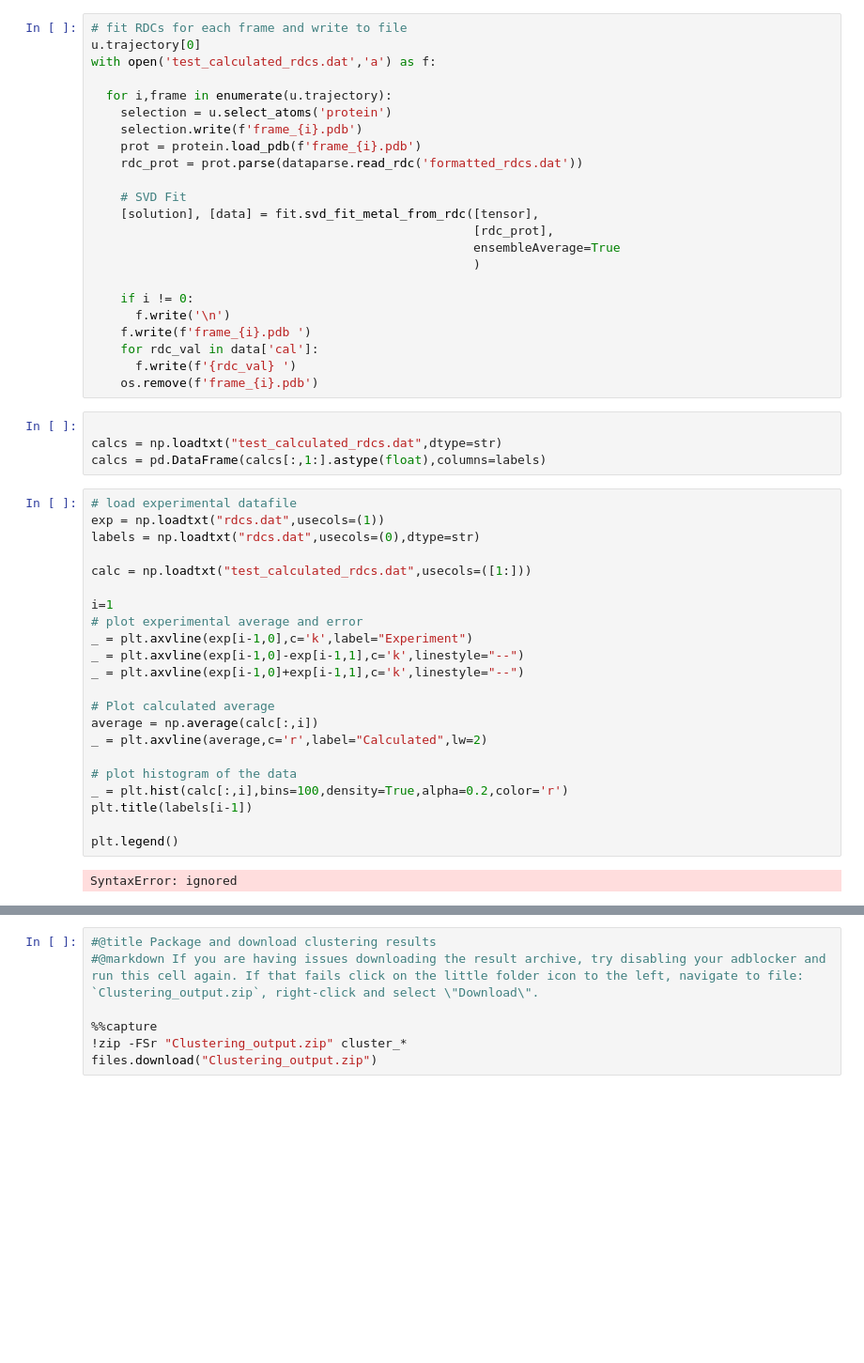
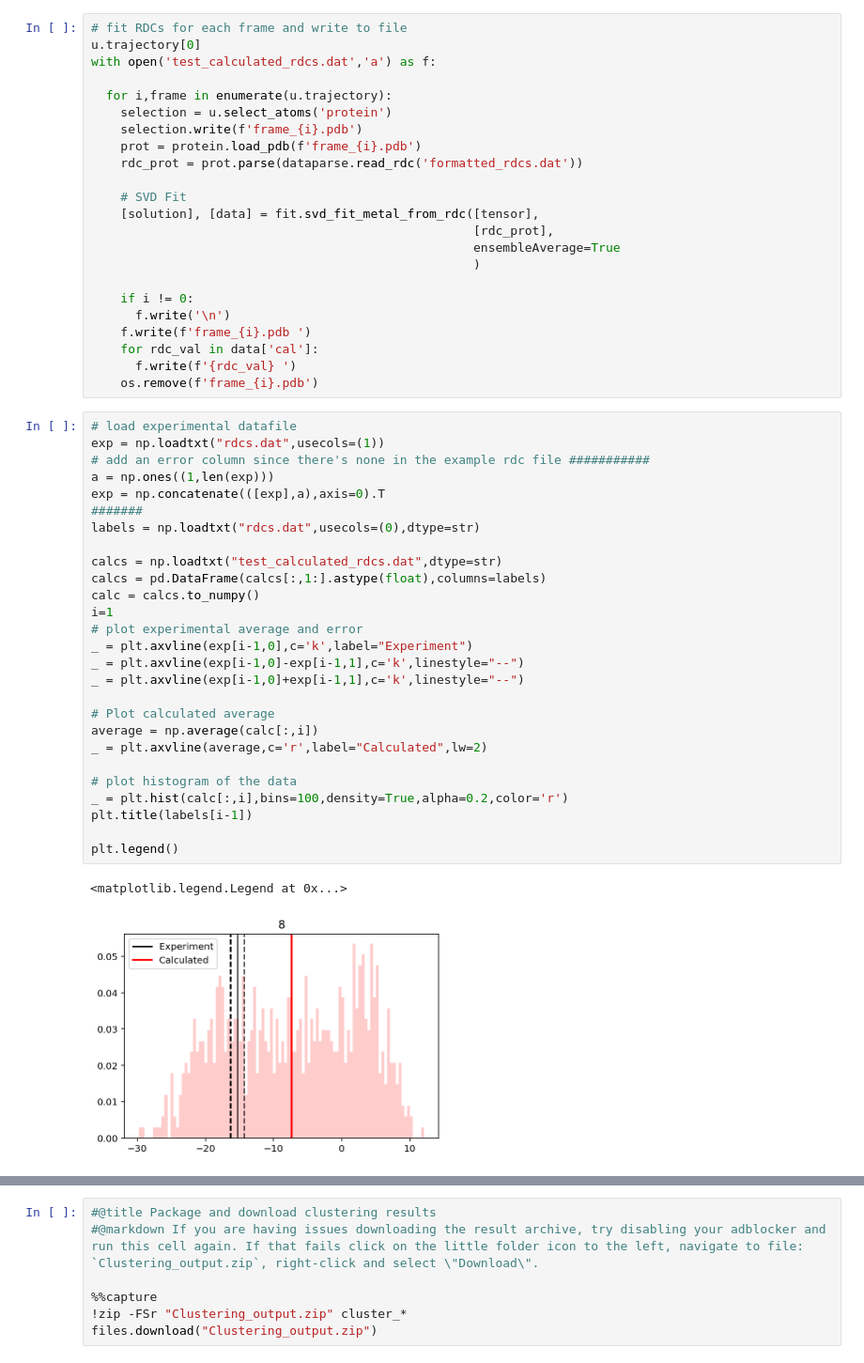
Before and after one commit to PotoyanGroup/Seq2Ensemble, a Jupyter notebook: ColabOpenAWSEM.ipynb, the cells around one changed output, grey strips where cells are left out. Shown at 94% size. Drawn from its saved outputs; the diff is of its cells as text; blank space fills up the shorter version.

```diff
--- a/ColabOpenAWSEM.ipynb
+++ b/ColabOpenAWSEM.ipynb
@@ -488,31 +488,33 @@ with open('test_calculated_rdcs.dat','a') as f:
     for rdc_val in data['cal']:
       f.write(f'{rdc_val} ')
     os.remove(f'frame_{i}.pdb')
-# %%
-
-calcs = np.loadtxt("test_calculated_rdcs.dat",dtype=str)
-calcs = pd.DataFrame(calcs[:,1:].astype(float),columns=labels)
 # %%
 # load experimental datafile
 exp = np.loadtxt("rdcs.dat",usecols=(1))
+# add an error column since there's none in the example rdc file ###########
+a = np.ones((1,len(exp)))
+exp = np.concatenate(([exp],a),axis=0).T
+#######
 labels = np.loadtxt("rdcs.dat",usecols=(0),dtype=str)
 
-calc = np.loadtxt("test_calculated_rdcs.dat",usecols=([1:]))
-
+calcs = np.loadtxt("test_calculated_rdcs.dat",dtype=str)
+calcs = pd.DataFrame(calcs[:,1:].astype(float),columns=labels)
+calc = calcs.to_numpy()
 i=1
 # plot experimental average and error
 _ = plt.axvline(exp[i-1,0],c='k',label="Experiment")
 _ = plt.axvline(exp[i-1,0]-exp[i-1,1],c='k',linestyle="--")
 _ = plt.axvline(exp[i-1,0]+exp[i-1,1],c='k',linestyle="--")
 
 # Plot calculated average
 average = np.average(calc[:,i])
 _ = plt.axvline(average,c='r',label="Calculated",lw=2)
 
 # plot histogram of the data
 _ = plt.hist(calc[:,i],bins=100,density=True,alpha=0.2,color='r')
 plt.title(labels[i-1])
 
 plt.legend()
 # %% [output]
-SyntaxError: ignored
+<matplotlib.legend.Legend at 0x...>
+[figure, added]
```
Also changed, not shown: parts of 4 cells of this notebook.
